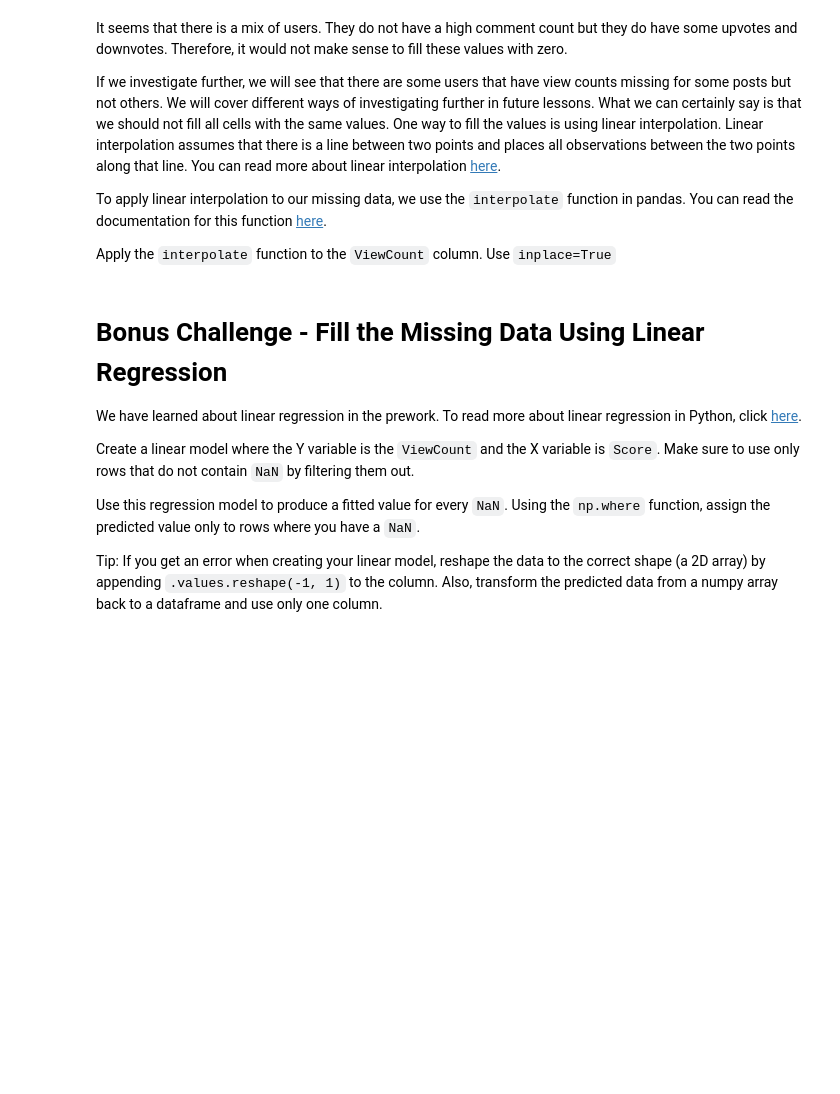
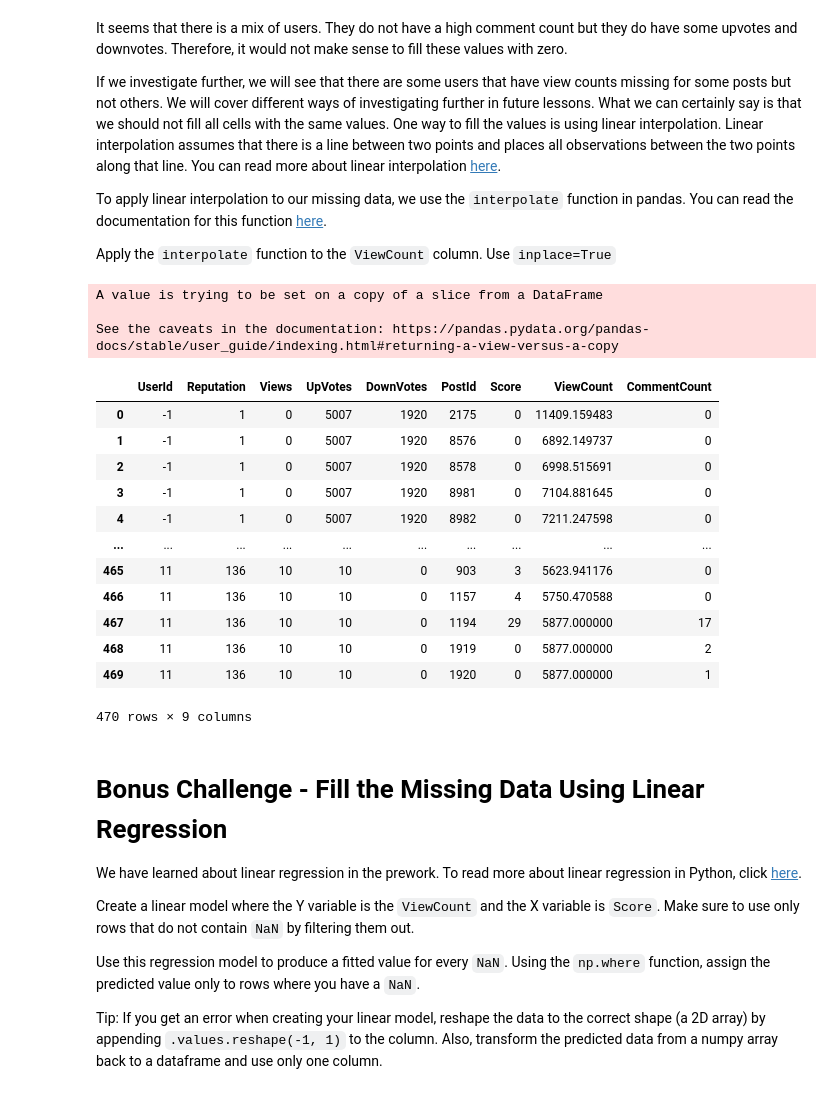
Before and after one commit to BehroozGharleghi/data-pt-ber-08-20, a Jupyter notebook: Labs/module-1_labs/04_pandas/04_lab-data_cleaning/your-code/main.ipynb, the cells around one changed output. Cells and saved outputs as stored; diff of their text form; code cells hidden in the pictures; blank space fills up the shorter version.

```diff
--- a/Labs/module-1_labs/04_pandas/04_lab-data_cleaning/your-code/main.ipynb
+++ b/Labs/module-1_labs/04_pandas/04_lab-data_cleaning/your-code/main.ipynb
@@ -106,3 +341,25 @@ Apply the `interpolate` function to the `ViewCount` column. Use `inplace=True`
+# %%
+# Your code here:
+stackoverflow['ViewCount'][0]= stackoverflow['ViewCount'].mean()
+stackoverflow['ViewCount'].interpolate(method ='linear', limit_direction ='forward', axis=0, inplace=True) #, limit_direction ='forward')
+stackoverflow
+# %% [output]
+A value is trying to be set on a copy of a slice from a DataFrame
+
+See the caveats in the documentation: https://pandas.pydata.org/pandas-docs/stable/user_guide/indexing.html#returning-a-view-versus-a-copy
+|  | UserId | Reputation | Views | UpVotes | DownVotes | PostId | Score | ViewCount | CommentCount |
+| 0 | -1 | 1 | 0 | 5007 | 1920 | 2175 | 0 | 11409.159483 | 0 |
+| 1 | -1 | 1 | 0 | 5007 | 1920 | 8576 | 0 | 6892.149737 | 0 |
+| 2 | -1 | 1 | 0 | 5007 | 1920 | 8578 | 0 | 6998.515691 | 0 |
+| 3 | -1 | 1 | 0 | 5007 | 1920 | 8981 | 0 | 7104.881645 | 0 |
+| 4 | -1 | 1 | 0 | 5007 | 1920 | 8982 | 0 | 7211.247598 | 0 |
+| ... | ... | ... | ... | ... | ... | ... | ... | ... | ... |
+| 465 | 11 | 136 | 10 | 10 | 0 | 903 | 3 | 5623.941176 | 0 |
+| 466 | 11 | 136 | 10 | 10 | 0 | 1157 | 4 | 5750.470588 | 0 |
+| 467 | 11 | 136 | 10 | 10 | 0 | 1194 | 29 | 5877.000000 | 17 |
+| 468 | 11 | 136 | 10 | 10 | 0 | 1919 | 0 | 5877.000000 | 2 |
+| 469 | 11 | 136 | 10 | 10 | 0 | 1920 | 0 | 5877.000000 | 1 |
+470 rows × 9 columns
 # %% [markdown]
 # Bonus Challenge - Fill the Missing Data Using Linear Regression
 
```
Also changed, not shown: parts of 25 cells of this notebook, 2 other files.
